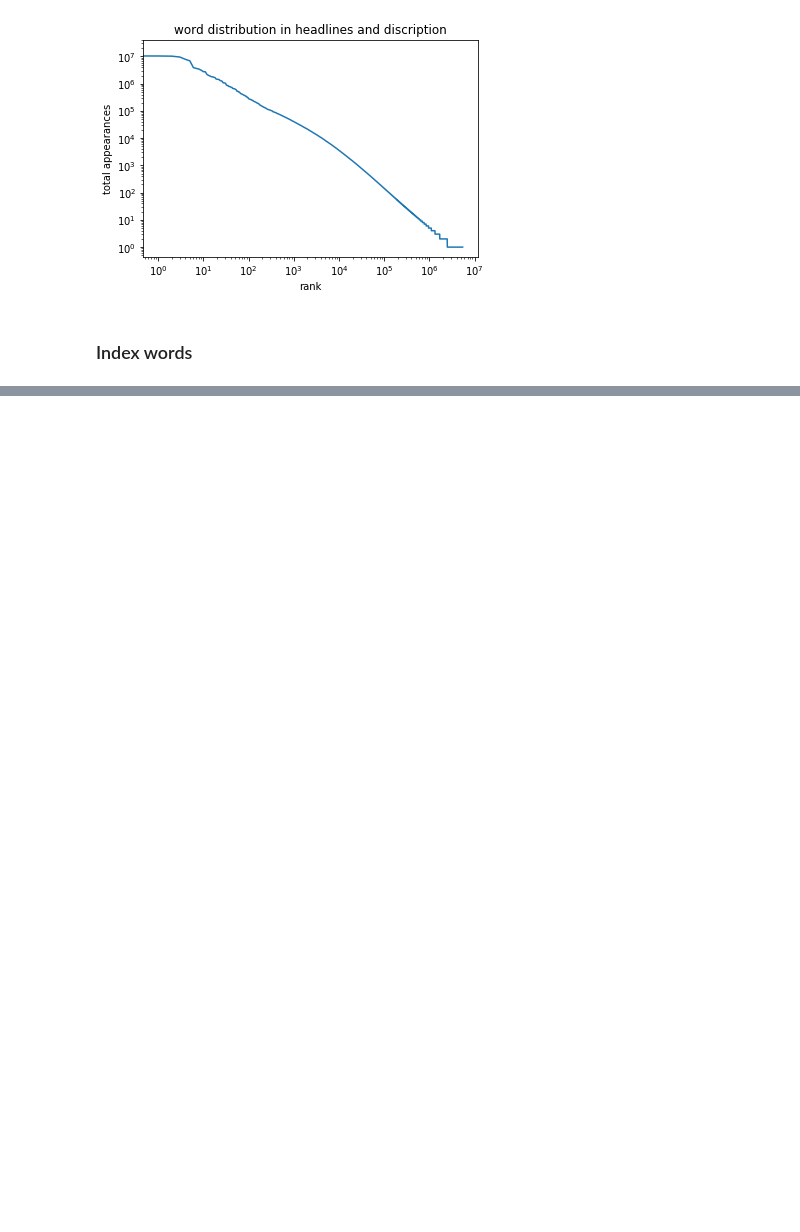
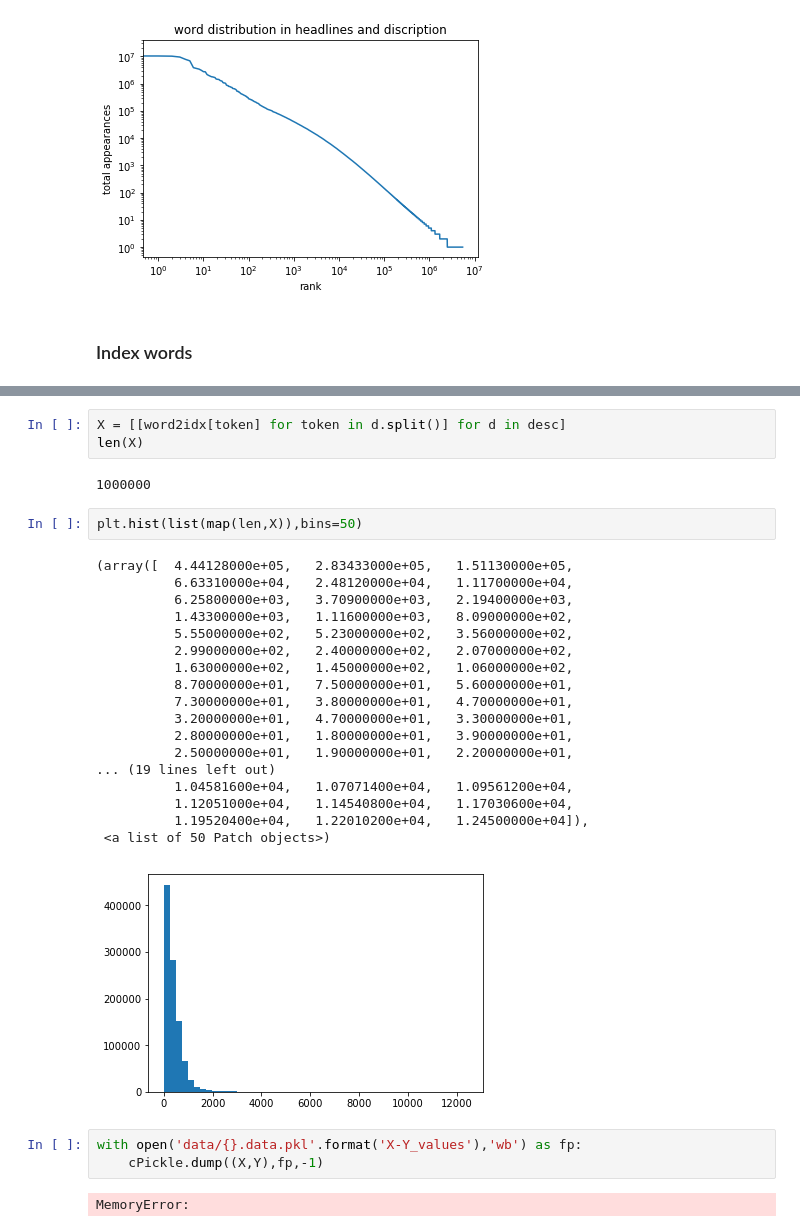
Before and after one commit to Rmwak/TextSummarizer, a Jupyter notebook: embedding.ipynb, the cells around one changed output, grey strips where cells are left out. Saved outputs shown, nothing was run; the diff lists cells and outputs as text; blank space fills up the shorter version.

```diff
--- a/embedding.ipynb
+++ b/embedding.ipynb
@@ -87,0 +235,31 @@ NameError: name 'vocabcount' is not defined
+# %%
+X = [[word2idx[token] for token in d.split()] for d in desc]
+len(X)
+# %% [output]
+1000000
+# %%
+plt.hist(list(map(len,X)),bins=50)
+# %% [output]
+(array([  4.44128000e+05,   2.83433000e+05,   1.51130000e+05,
+          6.63310000e+04,   2.48120000e+04,   1.11700000e+04,
+          6.25800000e+03,   3.70900000e+03,   2.19400000e+03,
+          1.43300000e+03,   1.11600000e+03,   8.09000000e+02,
+          5.55000000e+02,   5.23000000e+02,   3.56000000e+02,
+          2.99000000e+02,   2.40000000e+02,   2.07000000e+02,
+          1.63000000e+02,   1.45000000e+02,   1.06000000e+02,
+          8.70000000e+01,   7.50000000e+01,   5.60000000e+01,
+          7.30000000e+01,   3.80000000e+01,   4.70000000e+01,
+          3.20000000e+01,   4.70000000e+01,   3.30000000e+01,
+          2.80000000e+01,   1.80000000e+01,   3.90000000e+01,
+          2.50000000e+01,   1.90000000e+01,   2.20000000e+01,
+... (19 lines left out)
+          1.04581600e+04,   1.07071400e+04,   1.09561200e+04,
+          1.12051000e+04,   1.14540800e+04,   1.17030600e+04,
+          1.19520400e+04,   1.22010200e+04,   1.24500000e+04]),
+ <a list of 50 Patch objects>)
+[figure, added]
+# %%
+with open('data/{}.data.pkl'.format('X-Y_values'),'wb') as fp:
+    cPickle.dump((X,Y),fp,-1)
+# %% [output]
+MemoryError:
```
Also changed, not shown: parts of 26 cells of this notebook.
